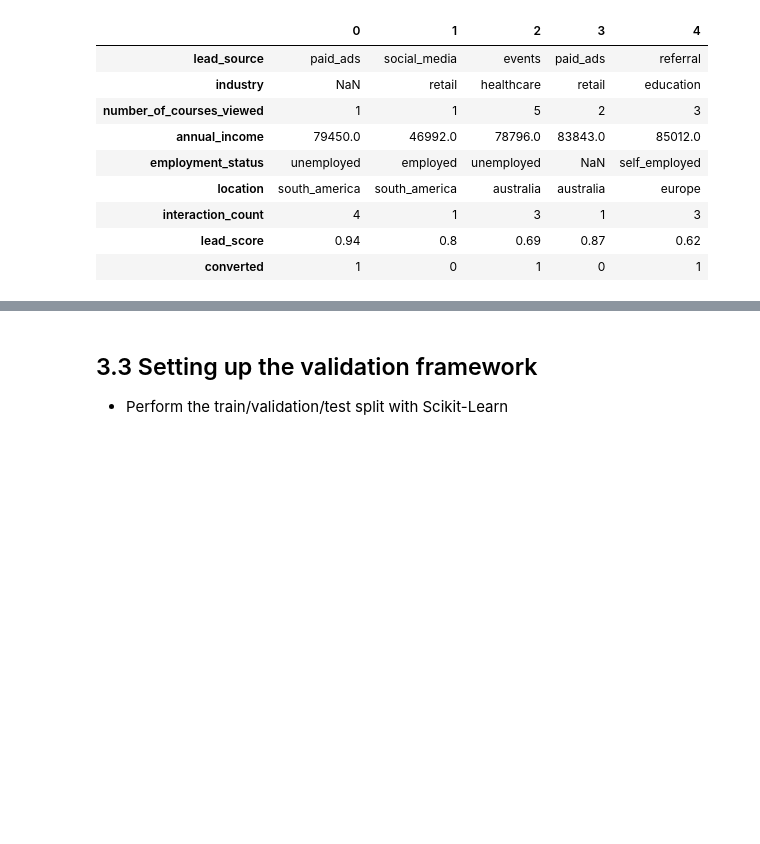
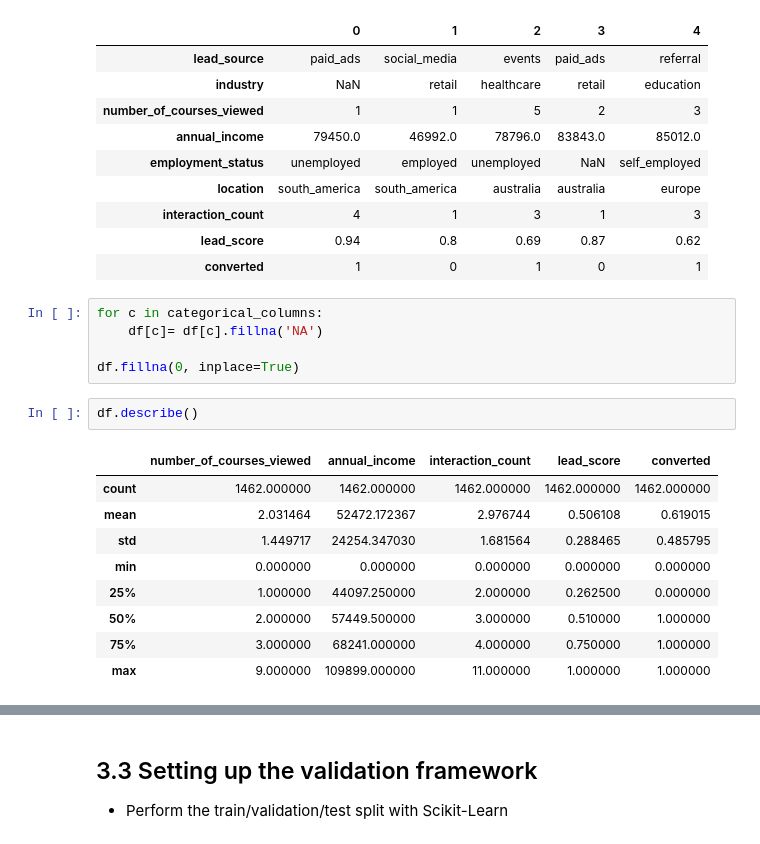
Before and after one commit to DanielFinol/ML_Zoomcamp_DTC, a Jupyter notebook: 03_classi/homework03.ipynb, the cells around one changed output, grey strips where cells are left out. Cells and saved outputs as stored; diff of their text form; blank space fills up the shorter version.

```diff
--- a/03_classi/homework03.ipynb
+++ b/03_classi/homework03.ipynb
@@ -87,3 +87,20 @@ df.head().T
 | interaction_count | 4 | 1 | 3 | 1 | 3 |
 | lead_score | 0.94 | 0.8 | 0.69 | 0.87 | 0.62 |
 | converted | 1 | 0 | 1 | 0 | 1 |
+# %%
+for c in categorical_columns:
+    df[c]= df[c].fillna('NA')
+
+df.fillna(0, inplace=True)
+# %%
+df.describe()
+# %% [output]
+|  | number_of_courses_viewed | annual_income | interaction_count | lead_score | converted |
+| count | 1462.000000 | 1462.000000 | 1462.000000 | 1462.000000 | 1462.000000 |
+| mean | 2.031464 | 52472.172367 | 2.976744 | 0.506108 | 0.619015 |
+| std | 1.449717 | 24254.347030 | 1.681564 | 0.288465 | 0.485795 |
+| min | 0.000000 | 0.000000 | 0.000000 | 0.000000 | 0.000000 |
+| 25% | 1.000000 | 44097.250000 | 2.000000 | 0.262500 | 0.000000 |
+| 50% | 2.000000 | 57449.500000 | 3.000000 | 0.510000 | 1.000000 |
+| 75% | 3.000000 | 68241.000000 | 4.000000 | 0.750000 | 1.000000 |
+| max | 9.000000 | 109899.000000 | 11.000000 | 1.000000 | 1.000000 |
```
Also changed, not shown: parts of 39 cells of this notebook, 1 other file.
